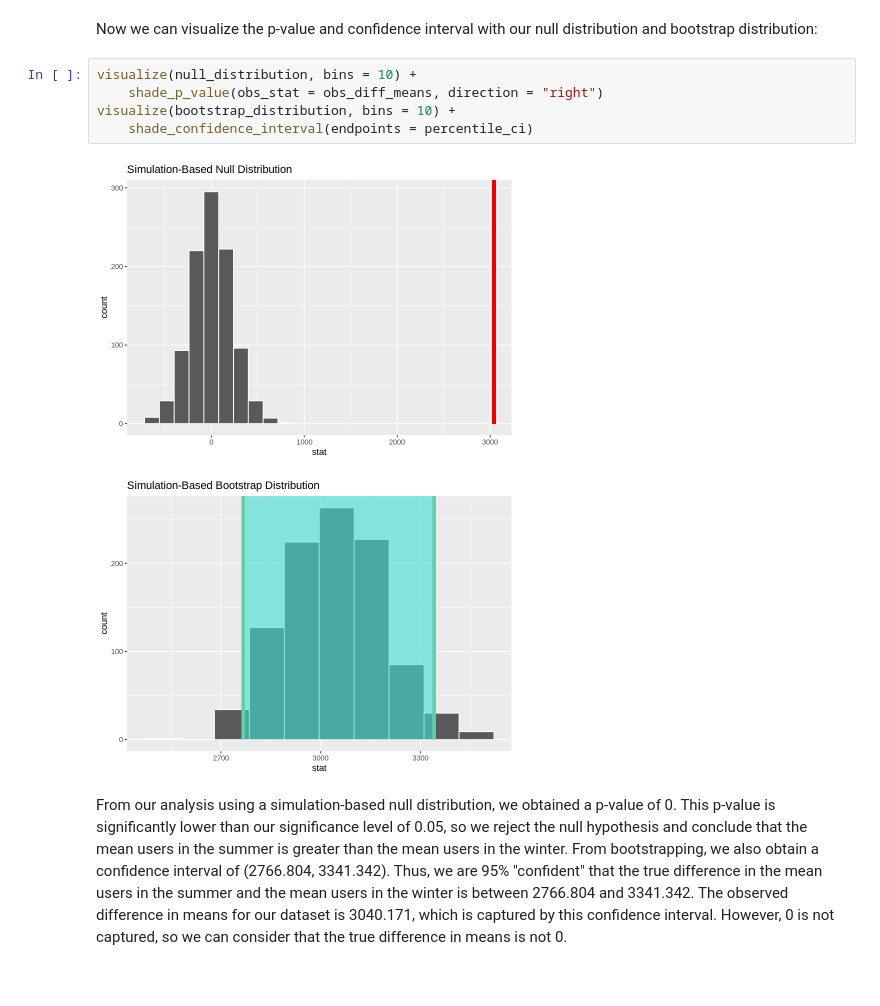
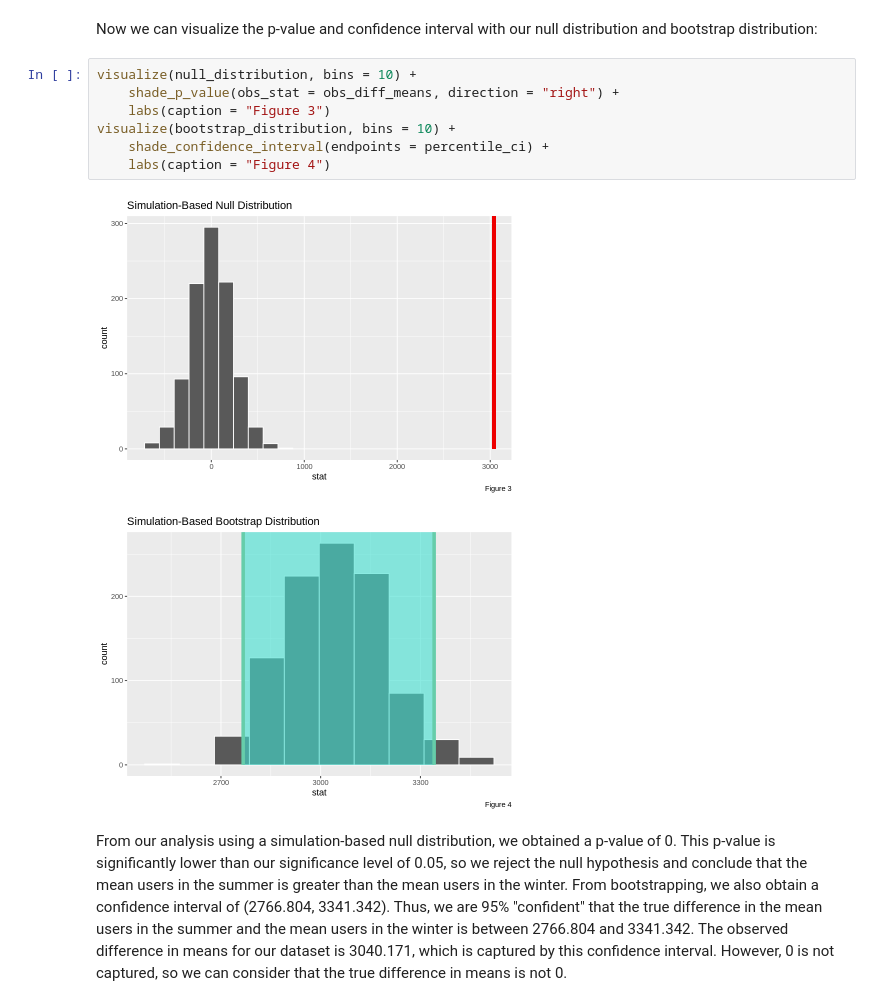
Before and after one commit to megannma/stat-201-2023s2-group-10, a Jupyter notebook: final_report.ipynb, the cells around one changed output. Drawn from its saved outputs; the diff is of its cells as text.

```diff
--- a/final_report.ipynb
+++ b/final_report.ipynb
@@ -191,12 +200,14 @@ A tibble: 1 × 4
 Now we can visualize the p-value and confidence interval with our null distribution and bootstrap distribution:
 # %%
 visualize(null_distribution, bins = 10) +
-    shade_p_value(obs_stat = obs_diff_means, direction = "right")
+    shade_p_value(obs_stat = obs_diff_means, direction = "right") +
+    labs(caption = "Figure 3")
 visualize(bootstrap_distribution, bins = 10) +
-    shade_confidence_interval(endpoints = percentile_ci)
+    shade_confidence_interval(endpoints = percentile_ci) +
+    labs(caption = "Figure 4")
 # %% [output]
-[figure, old version]
+[figure, new version]
-[figure, old version]
+[figure, new version]
 # %% [markdown]
 From our analysis using a simulation-based null distribution, we obtained a p-value of 0. This p-value is significantly lower than our significance level of 0.05, so we reject the null hypothesis and conclude that the mean users in the summer is greater than the mean users in the winter. From bootstrapping, we also obtain a confidence interval of (2766.804, 3341.342). Thus, we are 95% "confident" that the true difference in the mean users in the summer and the mean users in the winter is between 2766.804 and 3341.342. The observed difference in means for our dataset is 3040.171, which is captured by this confidence interval. However, 0 is not captured, so we can consider that the true difference in means is not 0.
 # %% [markdown]
```
Also changed, not shown: parts of 3 cells of this notebook.
